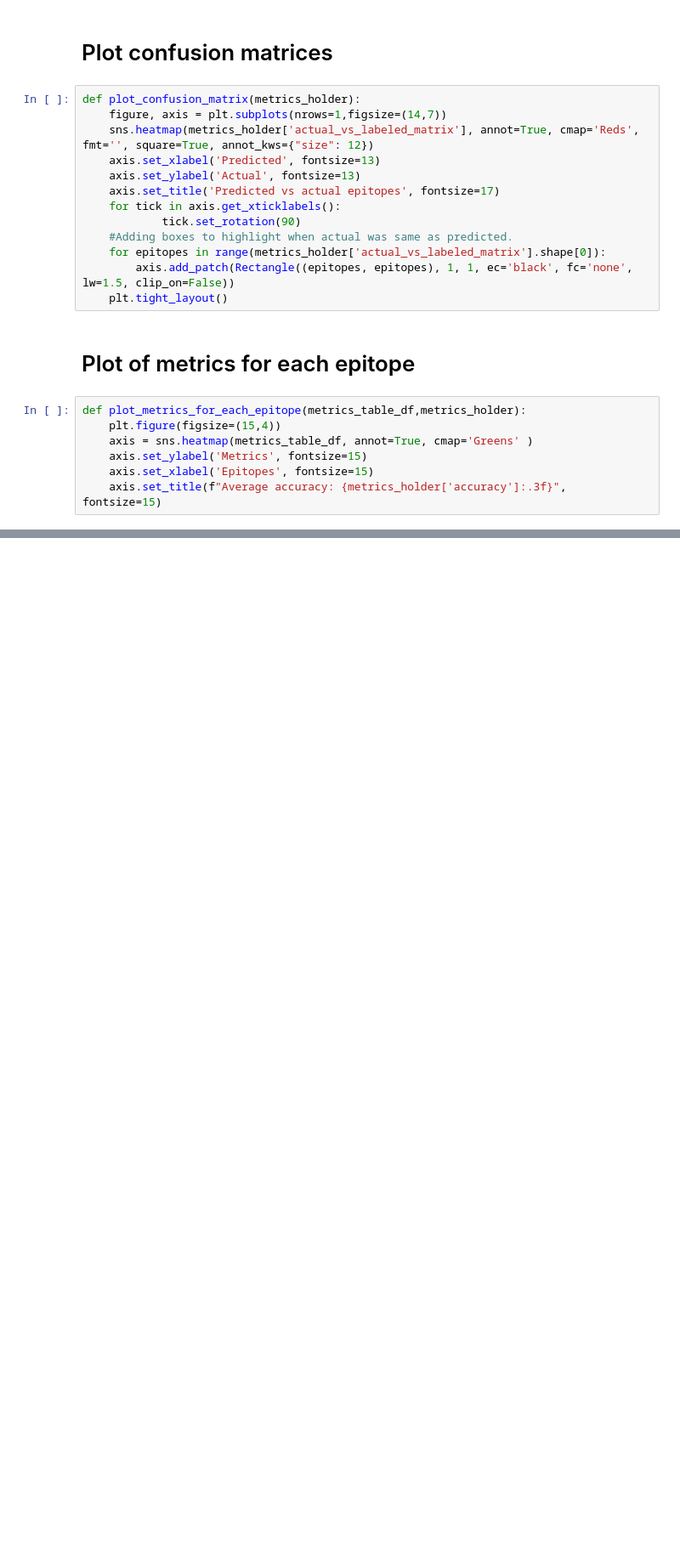
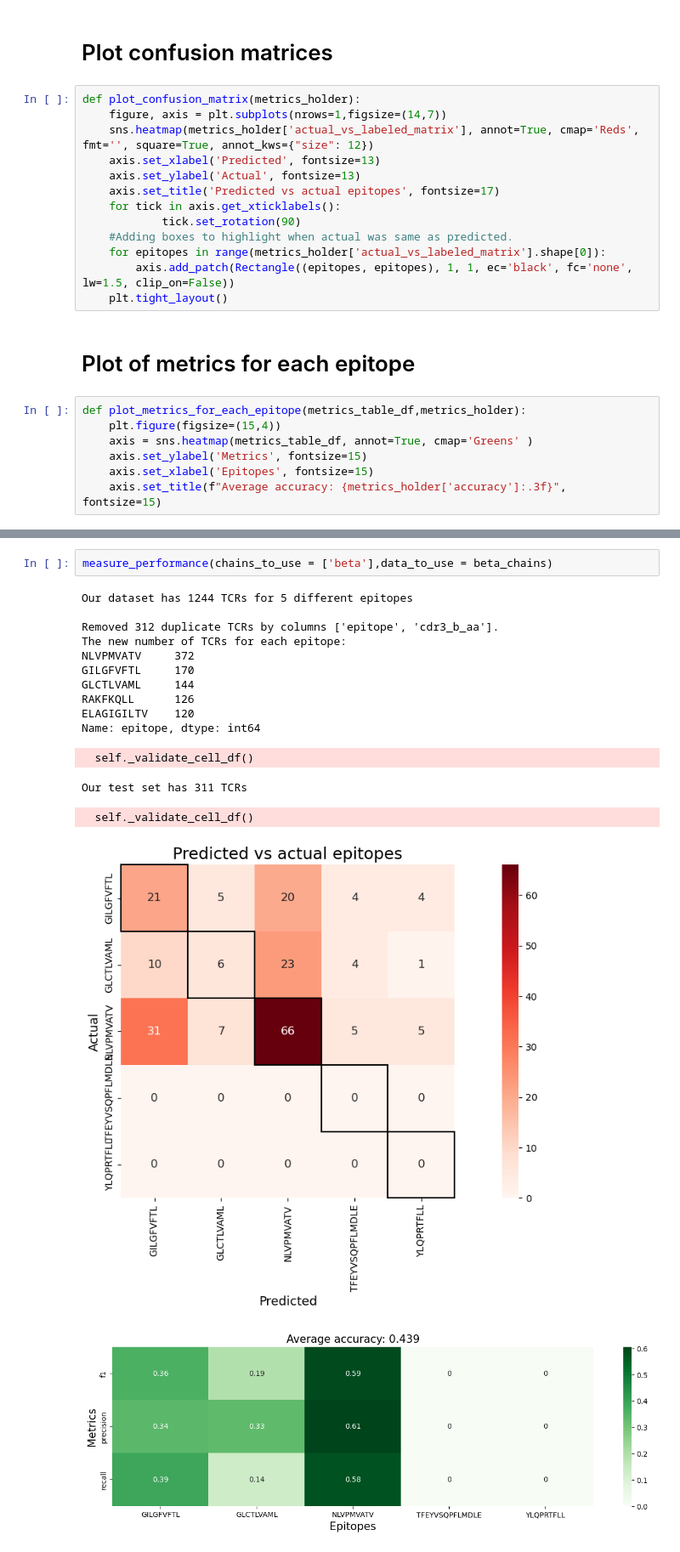
Before and after one commit to UoB-DSMP-2023-24/dsmp-2024-groupol1, a Jupyter notebook: KNN prediction using UMAP reduced data.ipynb, the cells around one changed output, grey strips where cells are left out. Shown at 85% size. Saved outputs shown, nothing was run; the diff lists cells and outputs as text; blank space fills up the shorter version.

```diff
--- a/KNN prediction using UMAP reduced data.ipynb
+++ b/KNN prediction using UMAP reduced data.ipynb
@@ -346,0 +365,18 @@ Our test set has 182 TCRs
+# %%
+measure_performance(chains_to_use = ['beta'],data_to_use = beta_chains)
+# %% [output]
+Our dataset has 1244 TCRs for 5 different epitopes
+
+Removed 312 duplicate TCRs by columns ['epitope', 'cdr3_b_aa'].
+The new number of TCRs for each epitope:
+NLVPMVATV     372
+GILGFVFTL     170
+GLCTLVAML     144
+RAKFKQLL      126
+ELAGIGILTV    120
+Name: epitope, dtype: int64
+  self._validate_cell_df()
+Our test set has 311 TCRs
+  self._validate_cell_df()
+[figure, added]
+[figure, added]
```
Also changed, not shown: parts of 3 cells of this notebook.
